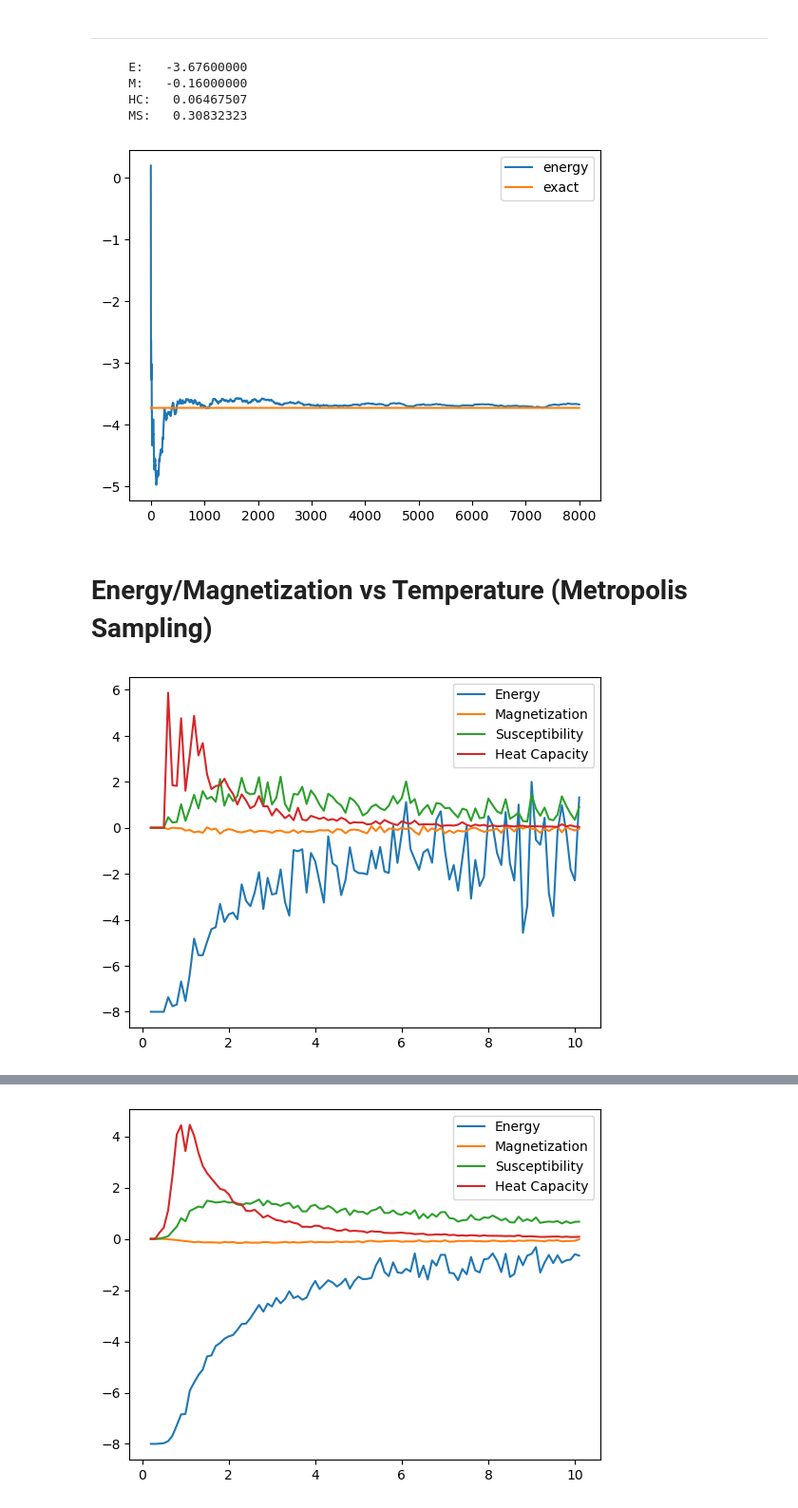
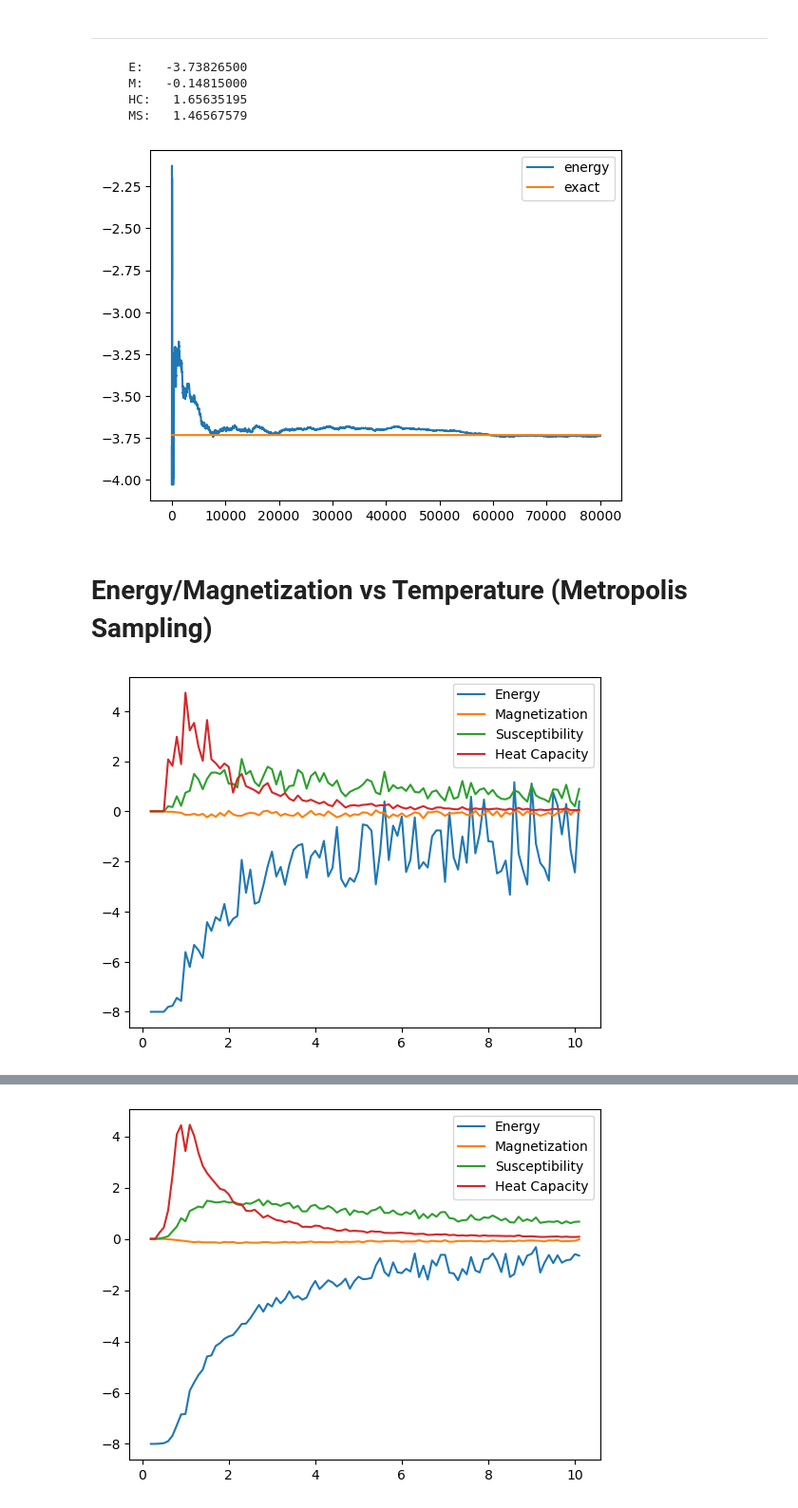
Before and after one commit to Reesem89/MonteCarlo, a Jupyter notebook: examples/ising.ipynb, the cells around one changed output, grey strips where cells are left out. Shown at 95% size. Saved outputs shown, nothing was run; the diff lists cells and outputs as text; code cells hidden in the pictures.

```diff
--- a/examples/ising.ipynb
+++ b/examples/ising.ipynb
@@ -356,39 +356,34 @@ This seems simple, but it's quite powerful! We want to use this to make our simu
 # %%
 # Initialize BitString
 
 conf = montecarlo.BitString(N=N)
 conf.initialize(M=4)
-
+T = 2
 # run montecarlo
-E, M, EE, MM = montecarlo.metropolis_montecarlo(ham, conf, T=2, nsweep=8000, nburn=2000)
-
+E, M, EE, MM = montecarlo.metropolis_montecarlo(ham, conf, T=T, nsweep=80000, nburn=1000)
 
 HC = (EE[-1] - E[-1]*E[-1])/T/T
 MS = (MM[-1] - M[-1]*M[-1])/T
+
 print("     E:  %12.8f" %(E[-1]))
 print("     M:  %12.8f" %(M[-1]))
 print("     HC: %12.8f" %(HC))
 print("     MS: %12.8f" %(MS))
 # Exact values
 # E:   -3.73231850
 # M:    0.14658168
 # EE:   1.64589165
 # MM:   1.46663062
 
 plt.plot(E, label="energy");
 plt.plot([-3.73231850]*len(E), label="exact");
 plt.legend();
-
-# Eexact, M, HC, MS = ham1d.compute_average_values(conf, 2)
-# print(Eexact)
-# Eexact, M, HC, MS = ham.compute_average_values(conf, 2)
-# print(Eexact)
 # %% [output]
-     E:   -3.67600000
-     M:   -0.16000000
-     HC:   0.06467507
-     MS:   0.30832323
+     E:   -3.73826500
+     M:   -0.14815000
+     HC:   1.65635195
+     MS:   1.46567579
-[figure, old version]
+[figure, new version]
 # %% [markdown]
 # Energy/Magnetization vs Temperature (Metropolis Sampling)
 # %%
@@ -441,7 +436,7 @@ def run_T_scan(ham, conf, Tstep=.1, Tmax=10, n_mc_steps=2000, n_burn=200):
 # %%
 run_T_scan(ham, conf, Tstep=.1, Tmax=10, n_mc_steps=100, n_burn=10)
 # %% [output]
-[figure, old version]
+[figure, new version]
 # %%
 run_T_scan(ham, conf, Tstep=.1, Tmax=10, n_mc_steps=500, n_burn=100)
 # %% [output]
```
Also changed, not shown: parts of 7 cells of this notebook, 1 other file.
